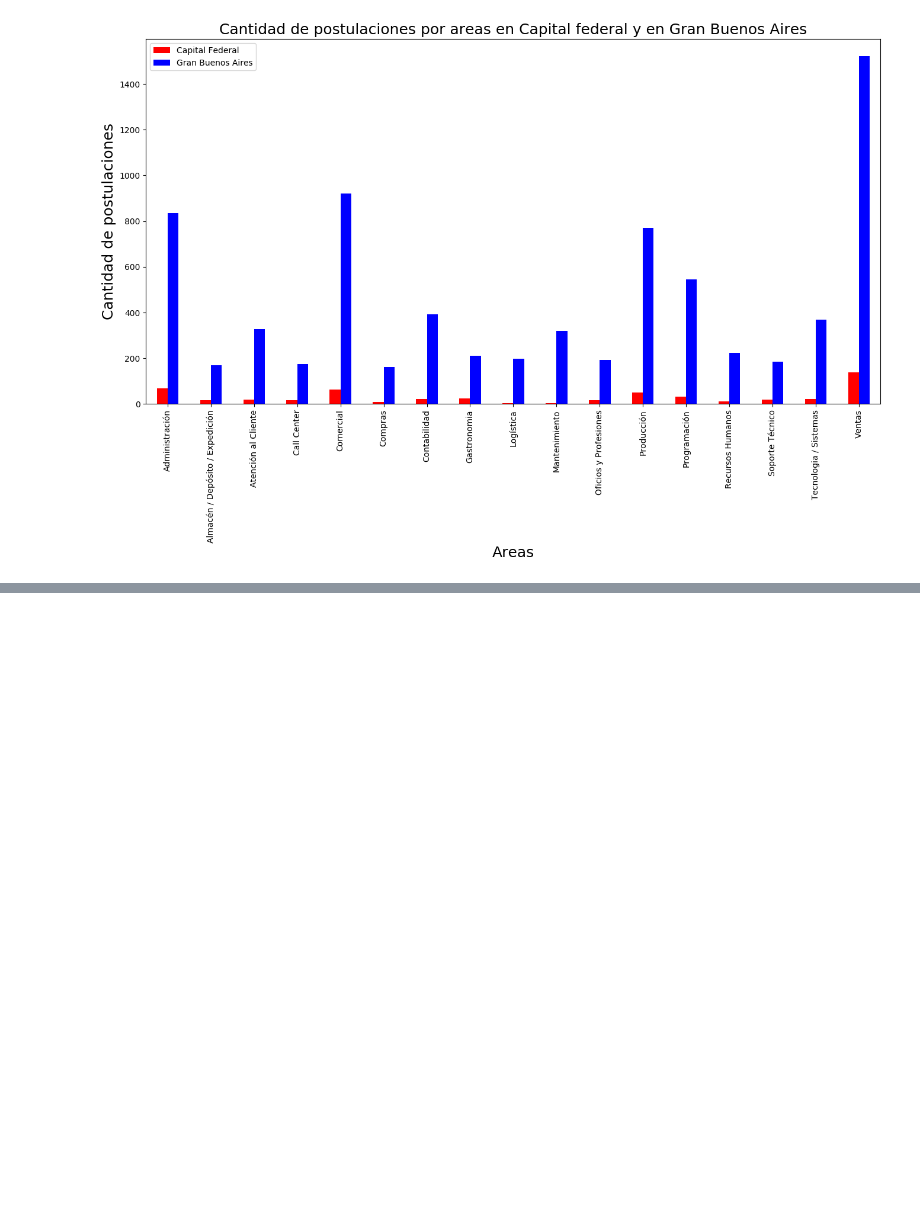
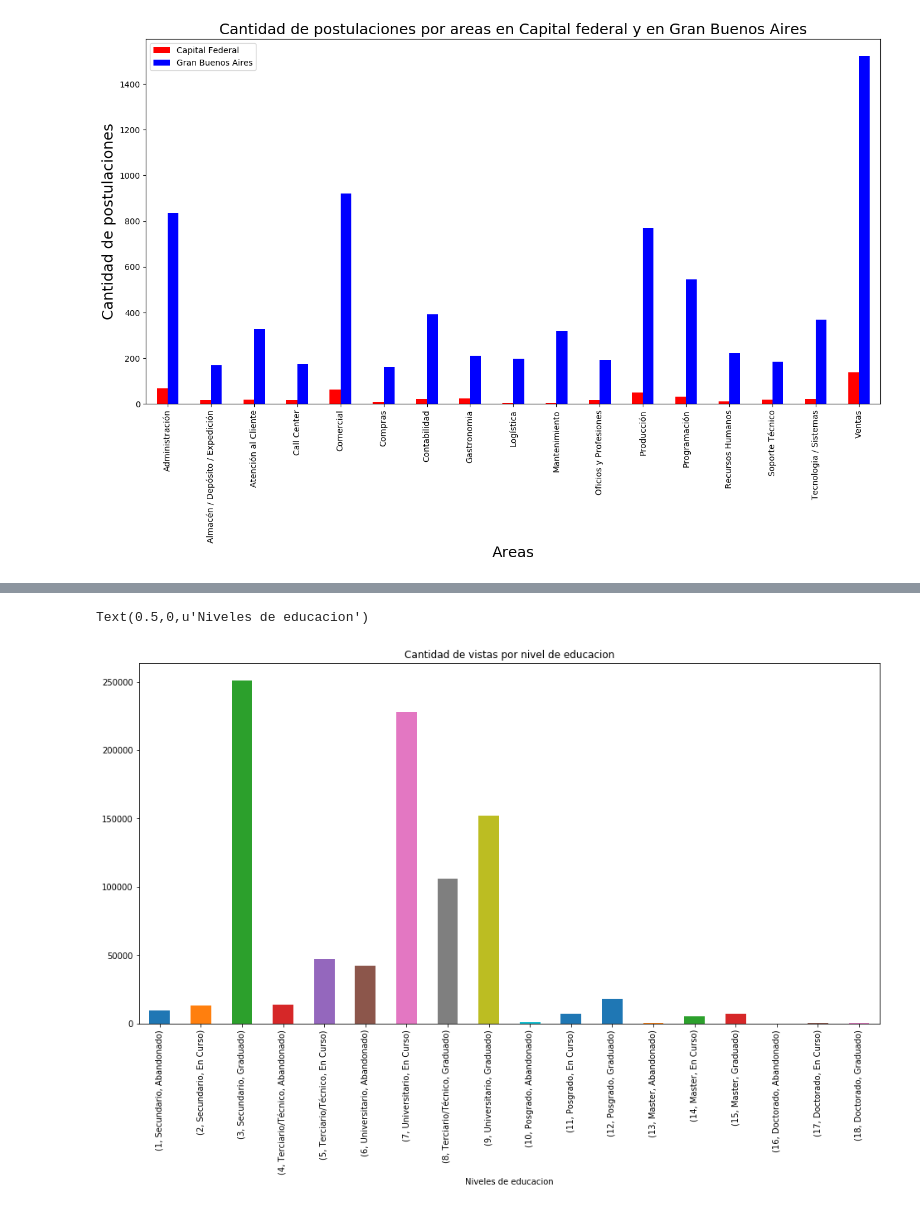
Before and after one commit to NayShine/7506-Grupo35, a Jupyter notebook: Finger 1.ipynb, the cells around one changed output, grey strips where cells are left out. Drawn from its saved outputs; the diff is of its cells as text; code cells hidden in the pictures; blank space fills up the shorter version.

```diff
--- a/Finger 1.ipynb
+++ b/Finger 1.ipynb
@@ -143,0 +250,7 @@ plt.title("Cantidad de postulaciones por areas en Capital federal y en Gran Buen
+# %%
+#Obtenemos los registros con mayor nivel educativo por postulante
+idx = edu.groupby('idpostulante')['nivel_educativo'].transform(max) == edu['nivel_educativo']
+edu_max_educativo = edu[idx]
+# %%
+vistas_por_max_educativo = pd.merge(vis, edu_max_educativo[edu_max_educativo['nivel_educativo'] > 0], on='idpostulante').groupby(['nivel_educativo', 'nombre', 'estado']).size()
+vistas_por_max_educativo
@@ -143,0 +278,6 @@ plt.title("Cantidad de postulaciones por areas en Capital federal y en Gran Buen
+# %%
+plt_vistas = vistas_por_max_educativo.plot('bar',figsize=(16,8),title='Cantidad de vistas por nivel de educacion')
+plt_vistas.set_xlabel('Niveles de educacion')
+# %% [output]
+Text(0.5,0,u'Niveles de educacion')
+[figure, added]
```
Also changed, not shown: parts of 11 cells of this notebook.
